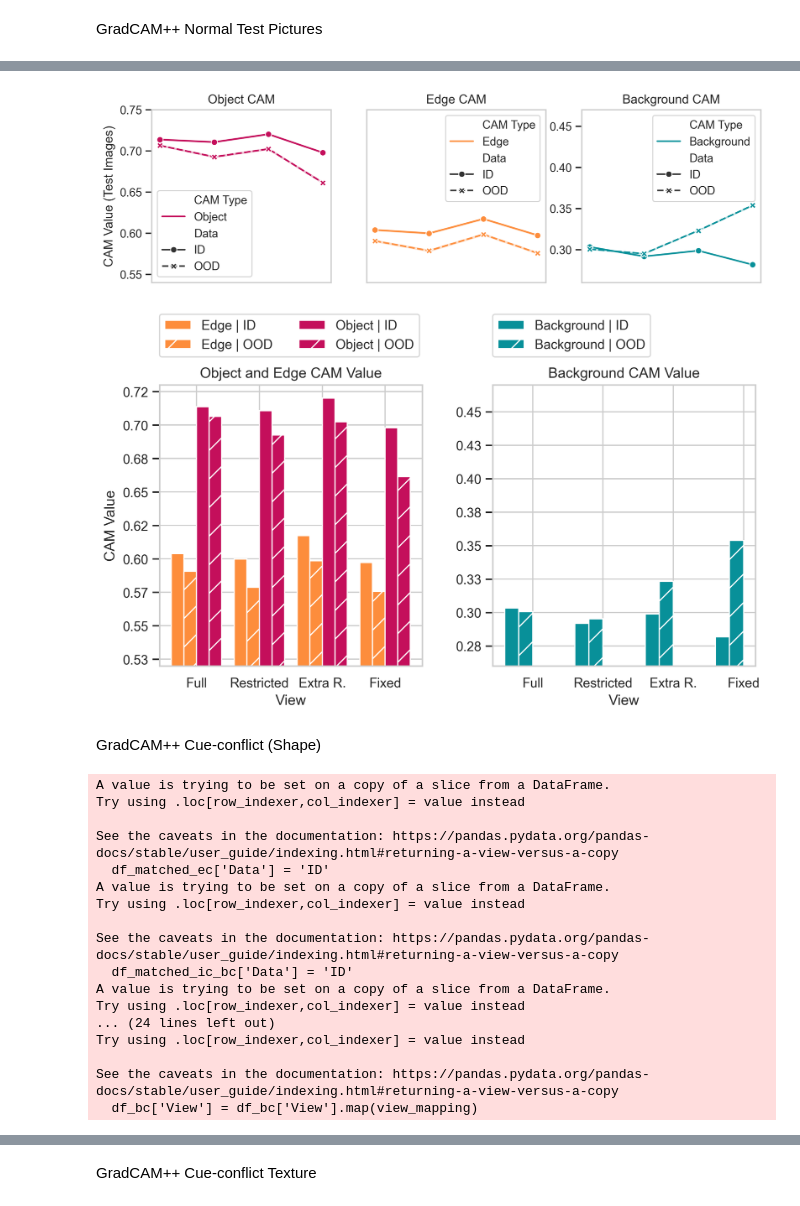
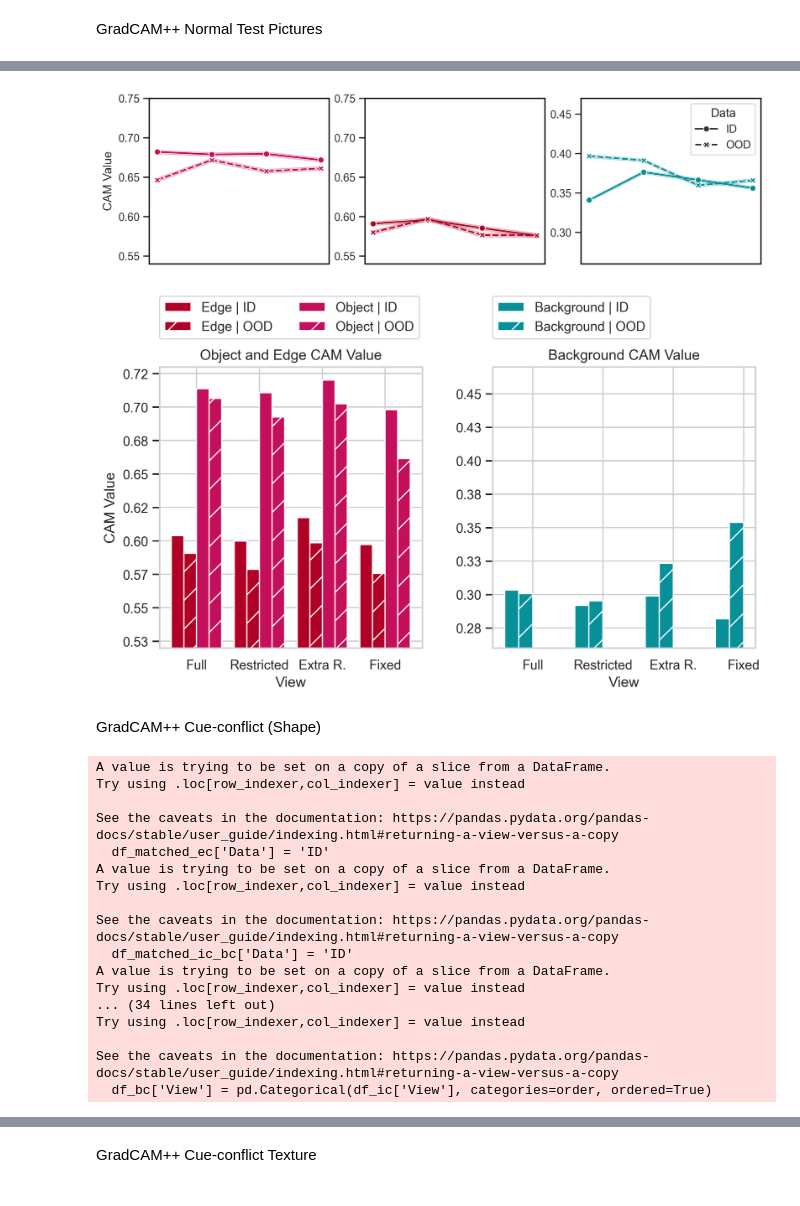
Before and after one commit to Beckinetic/viewpoint-robustness, a Jupyter notebook: notebooks/replot_border_cam.ipynb, the cells around one changed output, grey strips where cells are left out. Cells and saved outputs as stored; diff of their text form; code cells hidden in the pictures.

```diff
--- a/notebooks/replot_border_cam.ipynb
+++ b/notebooks/replot_border_cam.ipynb
@@ -16,6 +16,8 @@ plt.rcParams['font.sans-serif'] = 'Arial'
 plt.rcParams['font.weight'] = '500'  # medium weight
 plt.rcParams['font.stretch'] = 'semi-expanded'  # slightly expanded
 plt.rcParams['figure.dpi'] = 300
+# %%
+order = ['Fixed', 'Extra R.', 'Restricted', 'Full']
 # %%
 data_path = f'../plots/border_cam_plot_data.pkl'
 with open(data_path, 'rb') as f:
@@ -47,6 +49,11 @@ df_ic['CAM Type'] = df_ic['CAM Type'].map(cam_type_mapping)
 df_ic['View'] = df_ic['View'].map(view_mapping)
 df_bc['CAM Type'] = df_bc['CAM Type'].map(cam_type_mapping)
 df_bc['View'] = df_bc['View'].map(view_mapping)
+
+# set categorical order
+df_ic['View'] = pd.Categorical(df_ic['View'], categories=order, ordered=True)
+df_bc['View'] = pd.Categorical(df_ic['View'], categories=order, ordered=True)
+df_ec['View'] = pd.Categorical(df_ic['View'], categories=order, ordered=True)
 # %% [output]
 A value is trying to be set on a copy of a slice from a DataFrame.
 Try using .loc[row_indexer,col_indexer] = value instead
@@ -68,65 +84,81 @@ See the caveats in the documentation: https://pandas.pydata.org/pandas-docs/stab
 # %%
 palette = {
     'Object': '#C40F5B',
-    'Edge': '#FD8D3C',
+    'Edge': '#B10026',
     'Background': '#089099',
 }
 
 # Create figure and subplots
-fig, (ax1, ax2, ax3) = plt.subplots(nrows=1, ncols=3, figsize=(10.5, 3))
+fig, (ax1, ax2, ax3) = plt.subplots(nrows=1, ncols=3, figsize=(11, 3))
 
 sns.lineplot(
     ax=ax1,
     data=df_ic,
     x="View", y="Value", hue="CAM Type", style='Data', palette=palette,
-    markers=True, dashes=True,
+    markers=True, dashes=True, legend=False
 )
 
 sns.lineplot(
     ax=ax2,
     data=df_bc,
     x="View", y="Value", hue="CAM Type", style='Data', palette=palette,
+    markers=True, dashes=True, legend=False
+)
+
+sns.lineplot(
+    ax=ax3,
+    data=df_ec,
+    x="View", y="Value", hue="CAM Type", style='Data', palette=palette,
     markers=True, dashes=True,
 )
 
-lines = sns.lineplot(
-    ax=ax3,
-    data=df_ec,
-    x="View", y="Value", hue="CAM Type", style='Data', palette=palette,
-    markers=True, dashes=True
-)
+# Only show data type in legend
+handles, labels = ax3.get_legend_handles_labels()
+style_labels = df_ec['Data'].unique().astype(str)  # Ensure labels are strings
+new_handles_labels = [(h, l) for h, l in zip(handles, labels) if l in style_labels]
+new_handles, new_labels = zip(*new_handles_labels)
+ax3.legend(new_handles, new_labels, title="Data")
 
 # Rest of the styling remains the same
 ax1.grid(False)
 ax2.grid(False)
 ax3.grid(False)
 ax2.set_ylabel('')
 ax3.set_ylabel('')
-ax2.set_yticks([])
+# ax2.set_yticks([])
 
 ax1.set_ylim([0.54, 0.75])
 ax2.set_ylim([0.54, 0.75])
 ax3.set_ylim([0.26, 0.47])
 ax1.yaxis.set_major_formatter(FormatStrFormatter('%.2f'))
 ax2.yaxis.set_major_formatter(FormatStrFormatter('%.2f'))
 ax3.yaxis.set_major_formatter(FormatStrFormatter('%.2f'))
 
-ax1.set_ylabel('CAM Value (Test Images)')
-ax1.set_title('Object CAM')
-ax2.set_title('Edge CAM')
-ax3.set_title('Background CAM')
+ax1.set_ylabel('CAM Value')
+ax1.set_title('')
+ax2.set_title('')
+ax3.set_title('')
 ax1.set_xlabel('')
 ax2.set_xlabel('')
 ax3.set_xlabel('')
 ax1.set_xticks([])
 ax2.set_xticks([])
 ax3.set_xticks([])
 
+fig.patch.set_alpha(0)
+ax1.set_facecolor('white')
+ax2.set_facecolor('white')
+ax3.set_facecolor('white')
+
+for ax in [ax1, ax2, ax3]:
+    for spine in ax.spines.values():
+        spine.set_edgecolor('black')
+
 plt.savefig('border_cam_plot_normal.png', bbox_inches='tight')
 # %% [output]
-[figure, old version]
+[figure, new version]
 # %%
-# Generate unique colors for CAM Types and hatches for Data
+ # Generate unique colors for CAM Types and hatches for Data
 cam_types = df_ic_bc['CAM Type'].unique()
 data_types = df_ic_bc['Data'].unique()
 df_avg = df_ic_bc.groupby(['View', 'CAM Type', 'Data'], as_index=False).mean()
@@ -210,7 +242,7 @@ ax2.yaxis.set_major_formatter(FormatStrFormatter('%.2f'))
 plt.tight_layout()
 plt.savefig('border_cam_normal_bar.png')
 # %% [output]
-[figure, old version]
+[figure, new version]
 # %% [markdown]
  GradCAM++ Cue-conflict (Shape)
 # %%
@@ -244,6 +276,11 @@ df_ic['CAM Type'] = df_ic['CAM Type'].map(cam_type_mapping)
 df_ic['View'] = df_ic['View'].map(view_mapping)
 df_bc['CAM Type'] = df_bc['CAM Type'].map(cam_type_mapping)
 df_bc['View'] = df_bc['View'].map(view_mapping)
+
+# set categorical order
+df_ic['View'] = pd.Categorical(df_ic['View'], categories=order, ordered=True)
+df_bc['View'] = pd.Categorical(df_ic['View'], categories=order, ordered=True)
+df_ec['View'] = pd.Categorical(df_ic['View'], categories=order, ordered=True)
 # %% [output]
 A value is trying to be set on a copy of a slice from a DataFrame.
 Try using .loc[row_indexer,col_indexer] = value instead
@@ -257,11 +294,11 @@ See the caveats in the documentation: https://pandas.pydata.org/pandas-docs/stab
   df_matched_ic_bc['Data'] = 'ID'
 A value is trying to be set on a copy of a slice from a DataFrame.
 Try using .loc[row_indexer,col_indexer] = value instead
-... (24 lines left out)
+... (34 lines left out)
 Try using .loc[row_indexer,col_indexer] = value instead
 
 See the caveats in the documentation: https://pandas.pydata.org/pandas-docs/stable/user_guide/indexing.html#returning-a-view-versus-a-copy
-  df_bc['View'] = df_bc['View'].map(view_mapping)
+  df_bc['View'] = pd.Categorical(df_ic['View'], categories=order, ordered=True)
 # %%
 palette = {
     'Object': '#C40F5B',
```
Also changed, not shown: parts of 10 cells of this notebook, 12 other files.
